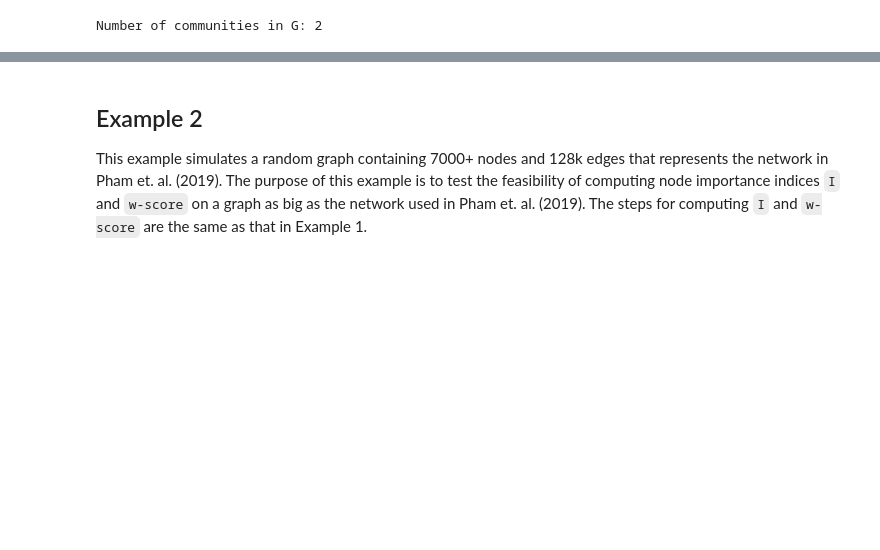
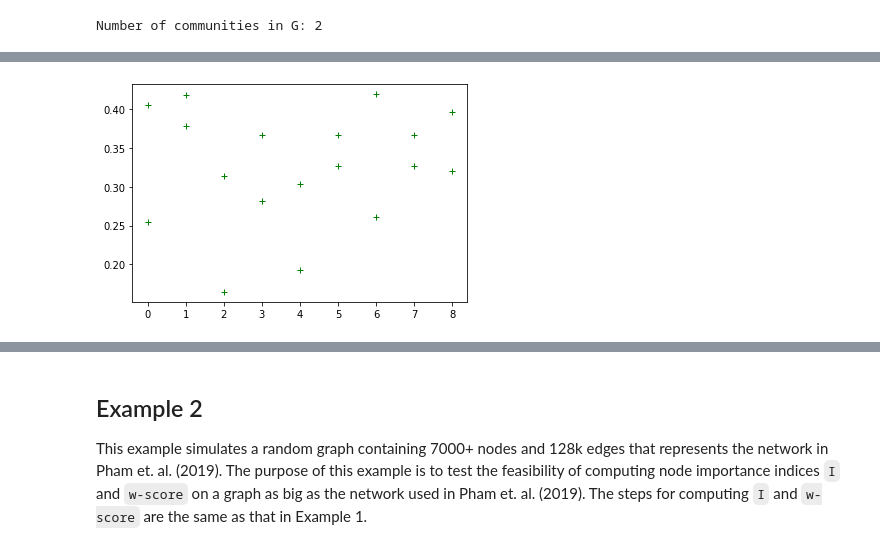
Before and after one commit to mandarsc/NIBNA, a Jupyter notebook: CommunityDetectionNodeImportance.ipynb, the cells around one changed output, grey strips where cells are left out. Saved outputs shown, nothing was run; the diff lists cells and outputs as text; code cells hidden in the pictures; blank space fills up the shorter version.

```diff
--- a/CommunityDetectionNodeImportance.ipynb
+++ b/CommunityDetectionNodeImportance.ipynb
@@ -126,3 +149,9 @@ laplace_eig_vals, laplace_eig_vecs = eigs(L.toarray().astype(float), k=n_communi
+# %%
+# plt.plot(np.real(np.abs(adj_eig_vecs[:, 0])), '.', color='blue')
+plt.plot(np.real(np.abs(adj_eig_vecs)), '+', color='green')
+plt.show()
+# %% [output]
+[figure, added]
 # %%
 # Compute node importance index I using the eigenvectors of the adjacency matrix
 I = compute_node_importance(G.number_of_nodes(), n_communities, np.real(adj_eig_vecs))
```
Also changed, not shown: parts of 9 cells of this notebook, 15 other files.
